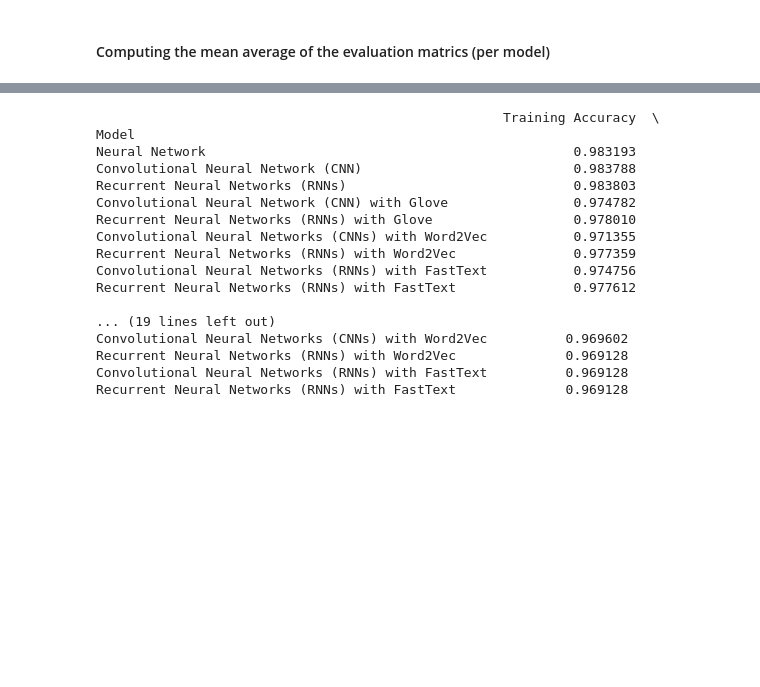
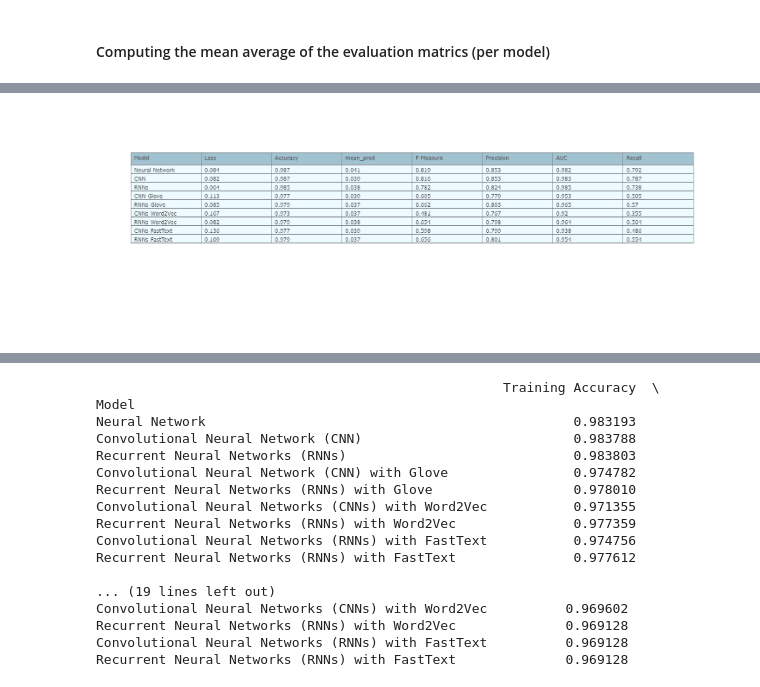
Before and after one commit to Hamxea/Multi-label-Classification, a Jupyter notebook: Multi_Label_Classification_Using_Wikipedia_Toxic_Comments_Dataset3.ipynb, the cells around one changed output, grey strips where cells are left out. Cells and saved outputs as stored; diff of their text form; code cells hidden in the pictures; blank space fills up the shorter version.

Commit message:
Fixed image table

```diff
--- a/Multi_Label_Classification_Using_Wikipedia_Toxic_Comments_Dataset3.ipynb
+++ b/Multi_Label_Classification_Using_Wikipedia_Toxic_Comments_Dataset3.ipynb
@@ -1764,3 +1777,7 @@ py.iplot(data, filename = 'multi-label_with the max average of the evaluation ma
+# %%
+Image('multi-label_with the max average of the evaluation matrics (per model) _table.png', width = 1400)
+# %% [output]
+[figure, added]
 # %%
 trace = go.Table(
     header=dict(values=['Model', 'Loss', 'Accuracy', 'mean_pred', 'F-Measure', 'Precision', 'AUC', 'Recall'],
```
Also changed, not shown: parts of 5 cells of this notebook.
